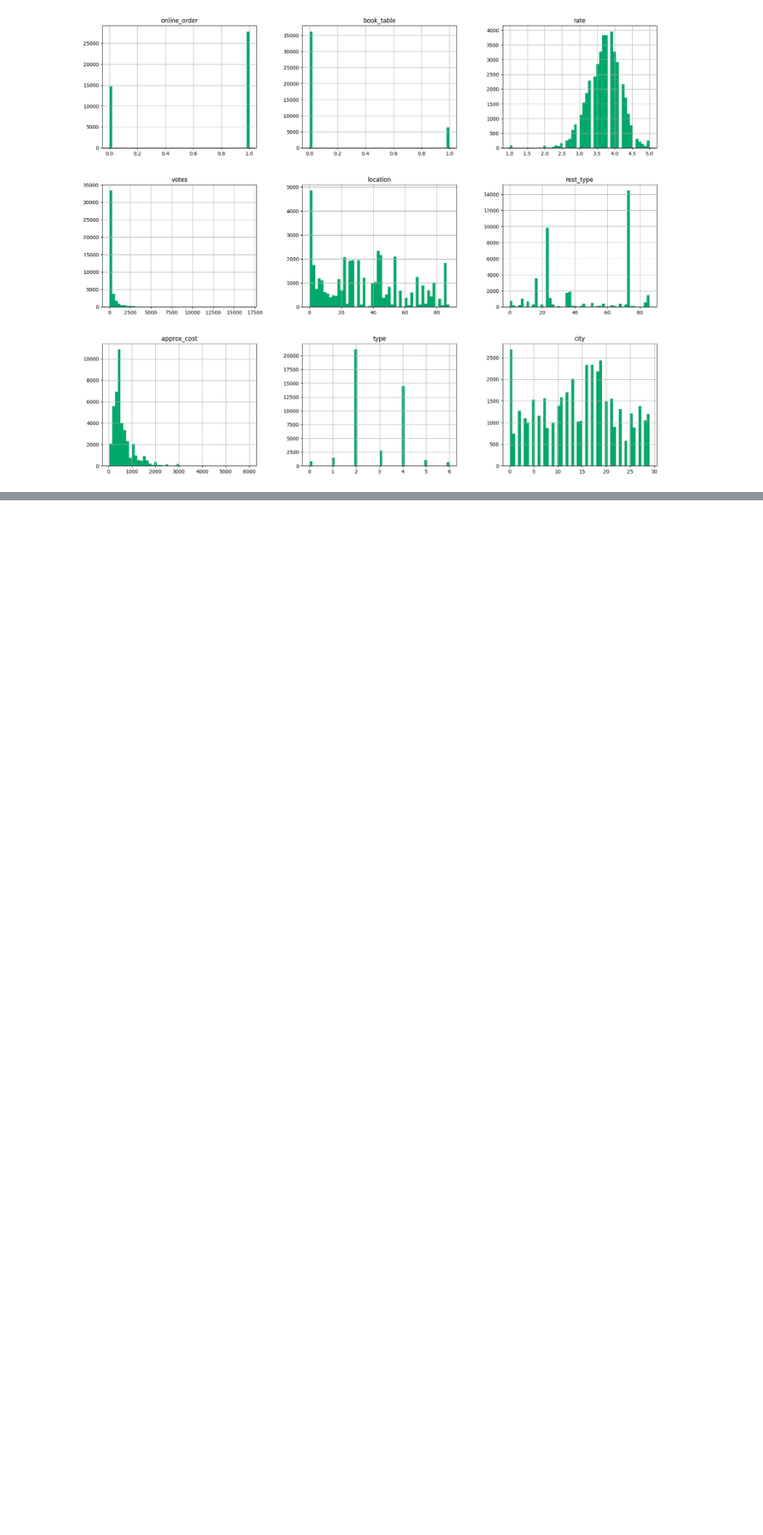
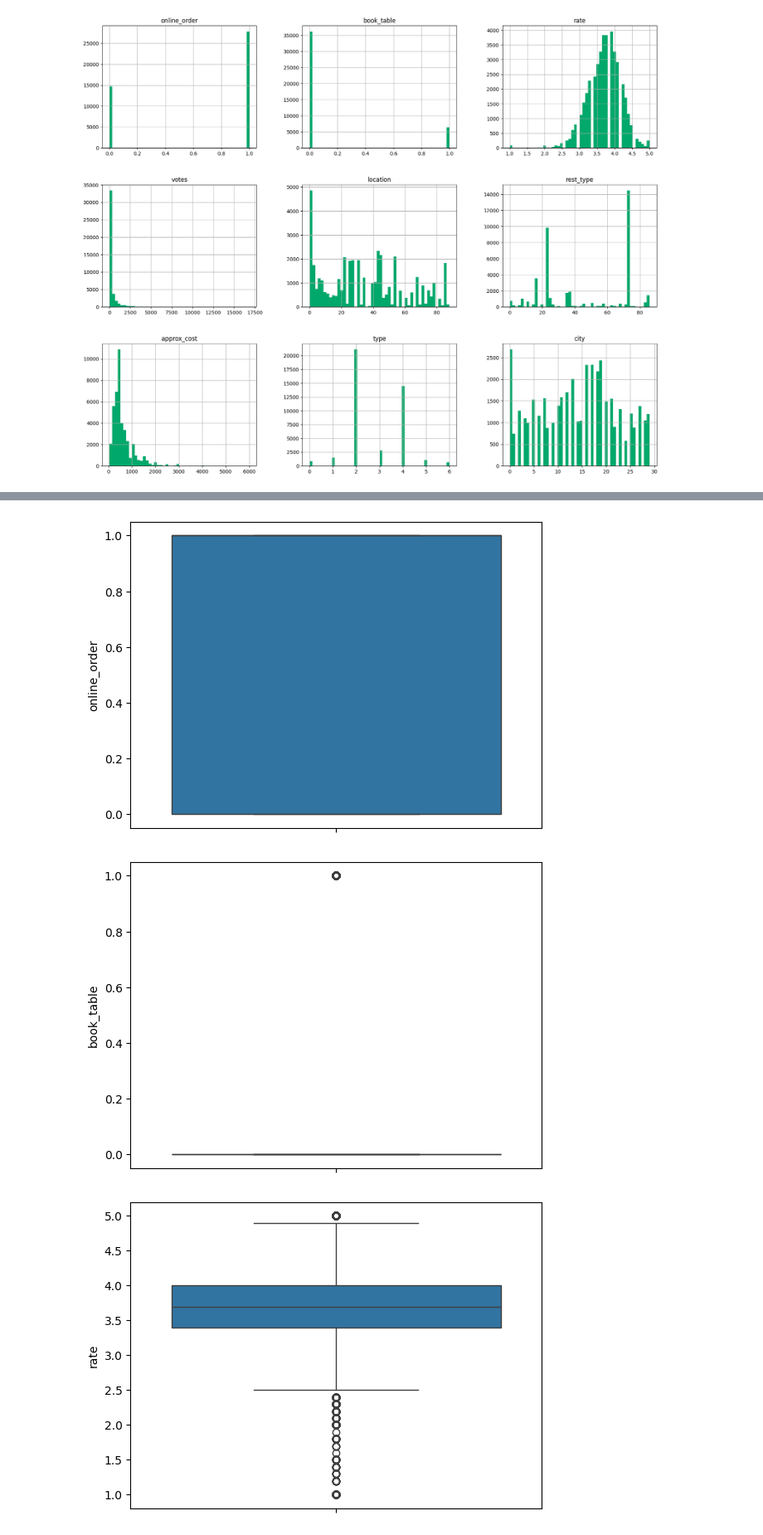
Before and after one commit to bhavbooks/Zomato-Restaurants-Rating-Prediction-, a Jupyter notebook: notebooks/feature_engineering.ipynb, the cells around one changed output, grey strips where cells are left out. Shown at 83% size. Cells and saved outputs as stored; diff of their text form; code cells hidden in the pictures; blank space fills up the shorter version.

Commit message:
outliers Check

```diff
--- a/notebooks/feature_engineering.ipynb
+++ b/notebooks/feature_engineering.ipynb
@@ -103,0 +115,13 @@ array([[<Axes: title={'center': 'online_order'}>,
+# %%
+import scipy
+import scipy.stats as stats
+
+def outlier_cols(x):
+    n = len(x)
+    mean_x = np.mean(x)
+    sd_x = np.std(x)
+    numerator = max(abs(x-mean_x))
+    g_calculated = numerator/sd_x
+    t_value = stats.t.ppf(1 - 0.05 / (2 * n), n - 2)
+    g_critical = ((n - 1) * np.sqrt(np.square(t_value))) / (np.sqrt(n) * np.sqrt(n - 2 + np.square(t_value)))
+    return col if (g_critical) < g_calculated else 0
@@ -103,0 +132,9 @@ array([[<Axes: title={'center': 'online_order'}>,
+# %%
+cols_with_outliers = []
+for col in df_clean.columns:
+    outlier_col = outlier_cols(df_clean[col])
+    cols_with_outliers.append(outlier_col)
+
+while (cols_with_outliers.count(0)):
+    cols_with_outliers.remove(0)
+print('Columns with outliers are: {}'.format(cols_with_outliers) )
@@ -103,0 +145,8 @@ array([[<Axes: title={'center': 'online_order'}>,
+# %%
+for col in df.columns:
+    sns.boxplot(df[col])
+    plt.show()
+# %% [output]
+[figure, added]
+[figure, added]
+[figure, added]
```
Also changed, not shown: parts of 9 cells of this notebook.
